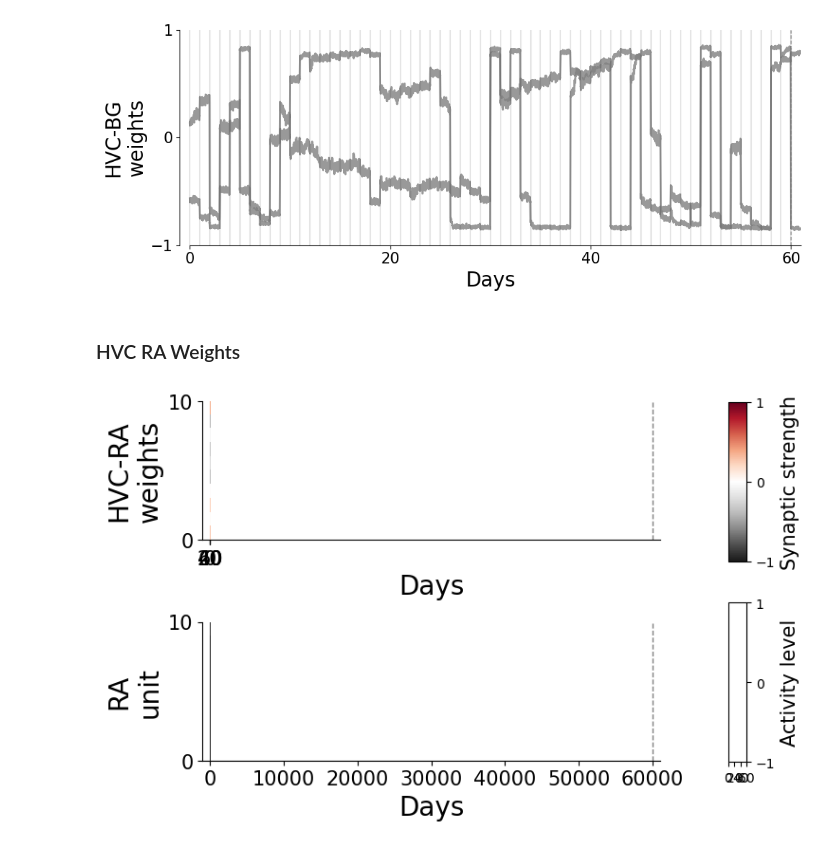
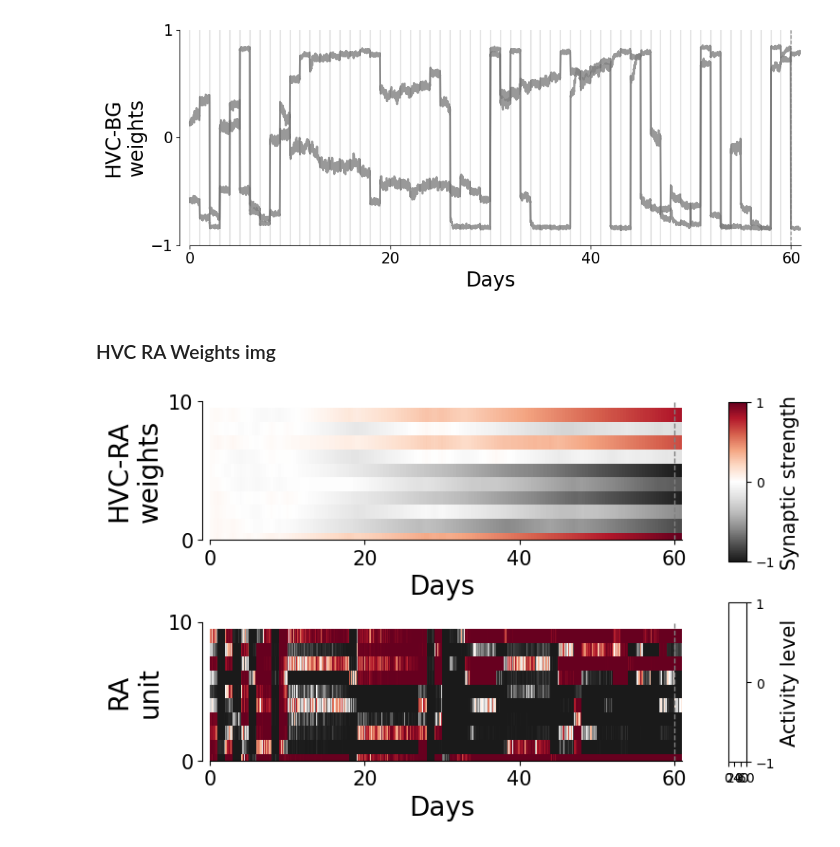
Before and after one commit to atharvsuryawanshi12/Dual_Pathway_RL_songbird, a Jupyter notebook: JSON/for_figures.ipynb, the cells around one changed output. Cells and saved outputs as stored; diff of their text form; code cells hidden in the pictures.

```diff
--- a/JSON/for_figures.ipynb
+++ b/JSON/for_figures.ipynb
@@ -128,6 +128,7 @@ class Environment:
         self.rewards = np.zeros((DAYS, N_DAILY_MOTIFS, N_SYLL))
         self.actions = np.zeros((DAYS, N_DAILY_MOTIFS, N_SYLL, self.mc_size))
         self.hvc_bg_array = np.zeros((DAYS, N_DAILY_MOTIFS, N_SYLL))
+        self.hvc_bg_array_all = np.zeros((DAYS, N_DAILY_MOTIFS, N_SYLL, self.hvc_size, self.bg_size))
         self.bg_out = np.zeros((DAYS, N_DAILY_MOTIFS, N_SYLL))
         self.hvc_ra_array = np.zeros((DAYS, N_DAILY_MOTIFS, N_SYLL))
         self.hvc_ra_array_all = np.zeros((DAYS, N_DAILY_MOTIFS, N_SYLL, self.hvc_size, self.ra_size))
@@ -135,6 +136,7 @@ class Environment:
         self.RPE = np.zeros((DAYS, N_DAILY_MOTIFS, N_SYLL))
         self.RPE_SUM = np.zeros((DAYS, N_DAILY_MOTIFS, N_SYLL))
         self.ra_all = np.zeros((DAYS, N_DAILY_MOTIFS, N_SYLL, self.ra_size))
+        self.bg_all = np.zeros((DAYS, N_DAILY_MOTIFS, N_SYLL, self.bg_size))
         self.dw_day_array = np.zeros((DAYS, N_SYLL))
         self.pot_array = np.zeros((DAYS, N_SYLL))
         self.annealing_mids = np.zeros((DAYS, N_DAILY_MOTIFS, N_SYLL))
@@ -202,8 +204,10 @@ class Environment:
                     self.bg_out[day, iter, syll] = bg[1]
                     self.hvc_ra_array[day, iter, syll] = self.model.W_hvc_ra[syll,1]
                     self.hvc_ra_array_all[day, iter, syll, :] = self.model.W_hvc_ra[syll,:]
+                    self.hvc_bg_array_all[day, iter, syll, :] = self.model.W_hvc_bg[syll,:]
                     self.ra_out[day, iter, syll] = ra[0]
                     self.ra_all[day, iter, syll, :] = ra
+                    self.bg_all[day, iter, syll, :] = bg
 
             # if day % 1 == 0:
             #     tqdm.write(f'Day: {day}, Action: {action}, Reward: {reward}, Reward Baseline: {reward_baseline}')
@@ -678,7 +682,7 @@ plot_BG_volatility(obj)
 # %% [output]
 [figure]
 # %% [markdown]
-### HVC RA Weights
+### HVC RA Weights img
 # %%
 def plot_HL2(obj):
     figure, (ax1, ax2) = plt.subplots(2,1)
@@ -687,54 +691,51 @@ def plot_HL2(obj):
     cm = plt.cm.get_cmap('RdGy_r')
 
     plot_array1 = obj.hvc_ra_array_all.reshape(DAYS*N_DAILY_MOTIFS, N_SYLL, obj.hvc_size*obj.ra_size)
-    im1 = ax1.imshow(plot_array1[:,0,:10].T, cmap=cm, aspect='auto', interpolation='none', extent=[0,61,0,10])
+    im1 = ax1.imshow(plot_array1[:,0,:10].T, cmap=cm, aspect='auto', interpolation='none')
 
     plot_array2 = obj.ra_all.reshape(DAYS*N_DAILY_MOTIFS, N_SYLL, obj.ra_size)
-    im2 = ax2.imshow(plot_array2[:,0,:10].T, cmap=cm, aspect='auto', interpolation='none', extent=[0,61,0,10])
+    im2 = ax2.imshow(plot_array2[:,0,:10].T, cmap=cm, aspect='auto', interpolation='none')
 
-    # figure.subplots_adjust(right=1.2)
+    figure.subplots_adjust(right=1.2)
     cbar_ax = figure.add_axes([1.05, 0.6, 0.03, 0.35])
     cbar = figure.colorbar(im2, cax=cbar_ax)
     cbar.set_label('Synaptic strength', fontsize=15)
     cbar.set_ticks([-1, 0, 1])
 
-    # figure.subplots_adjust(right=1.2)
+    figure.subplots_adjust(right=1.2)
     cbar_ax = figure.add_axes([1.05, 0.16, 0.03, 0.35])
     cbar = figure.colorbar(im2, cax=cbar_ax)
     cbar.set_label('Activity level', fontsize=15)
     cbar.set_ticks([-1, 0, 1])
 
     ax1.spines['top'].set_visible(False)
     ax1.spines['right'].set_visible(False)
-    ax1.get_xaxis().set_ticks([])
+    ax1.set_xticks([0, 20*N_DAILY_MOTIFS, 40*N_DAILY_MOTIFS, 60*N_DAILY_MOTIFS], np.arange(0, DAYS, 20))
     ax1.tick_params(labelsize=15)
     ax1.set_yticks([0, 10])
     ax1.set_xlim(-N_DAILY_MOTIFS, DAYS*N_DAILY_MOTIFS)
     ax1.set_ylim(0, 10)
-
     ax1.set_xlabel('Days', fontsize=20)
-    ax1.get_xaxis().set_ticks([0, 20, 40, 60])
-    # ax1.spines['bottom'].set_bounds(0, obj.n_days+obj.n_lesioned_days)
-
+    ax1.spines['bottom'].set_bounds(0, DAYS*N_DAILY_MOTIFS)
     ax2.set_ylim(0, 10)
     ax2.set_xlabel('Days', fontsize=20)
     ax2.set_yticks([0, 10])
     ax2.tick_params(labelsize=15)
+    ax2.set_xticks([0, 20*N_DAILY_MOTIFS, 40*N_DAILY_MOTIFS, 60*N_DAILY_MOTIFS], np.arange(0, DAYS, 20))
     ax2.set_xlim(-N_DAILY_MOTIFS, DAYS*N_DAILY_MOTIFS)
-    # ax2.ti
     ax2.spines['top'].set_visible(False)
     ax2.spines['right'].set_visible(False)
-    # ax2.spines['bottom'].set_bounds(0, obj.n_days+obj.n_lesioned_days)
+    ax2.spines['bottom'].set_bounds(0, DAYS*N_DAILY_MOTIFS)
 
     ax1.set_ylabel('HVC-RA\nweights', fontsize=20)
     ax2.set_ylabel('RA\nunit', fontsize=20)
     plt.xticks(range(0, N_DAILY_MOTIFS*DAYS, 20*N_DAILY_MOTIFS), np.arange(0, DAYS, 20))
     plt.tight_layout()
 
 
 
 # print(obj.hvc_ra_array_all.shape)
 # print(obj.hvc_ra_array_all.reshape(DAYS*N_DAILY_MOTIFS, N_SYLL, obj.hvc_size*obj.ra_size).shape)
 plot_HL2(obj)
 # %% [output]
-[figure, old version]
+[figure, new version]
```
Also changed, not shown: parts of 3 cells of this notebook.
